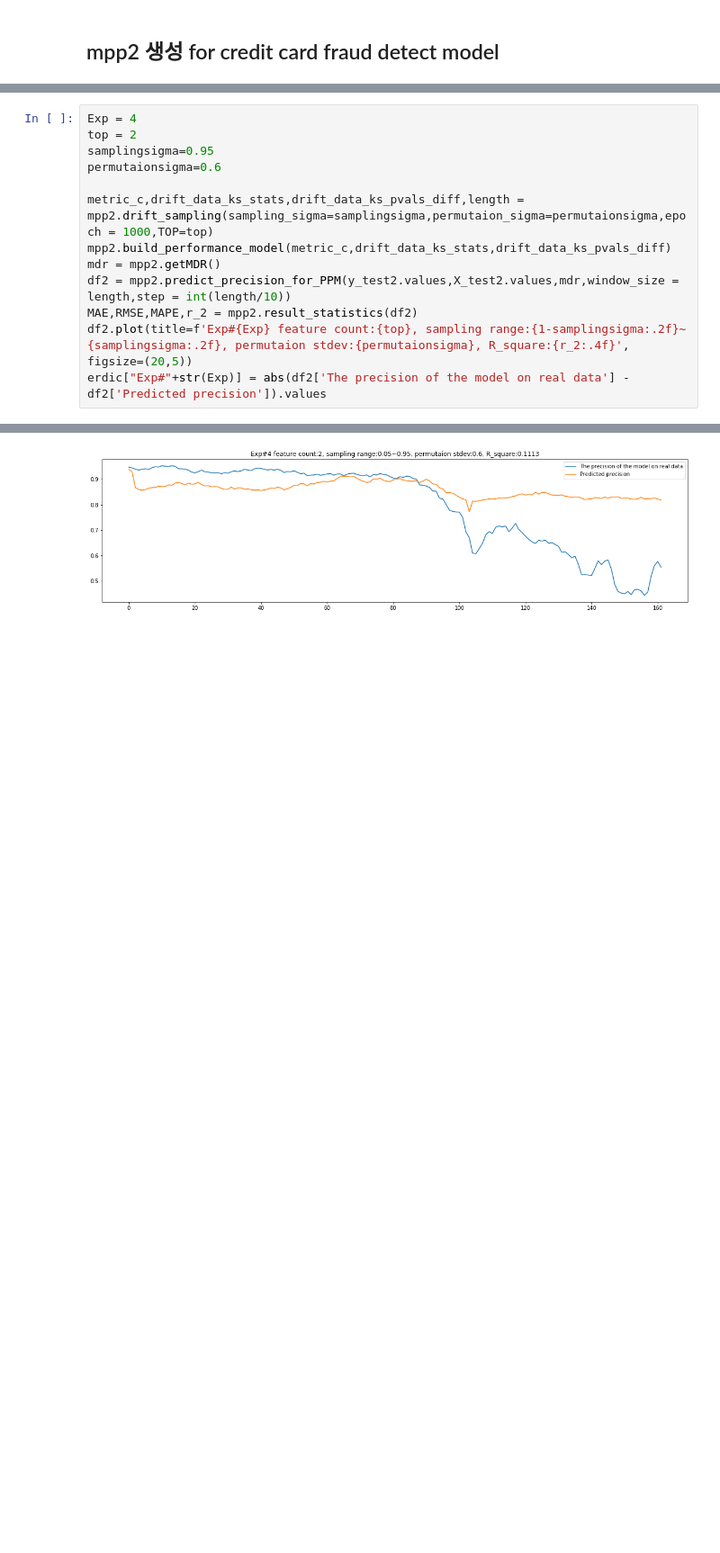
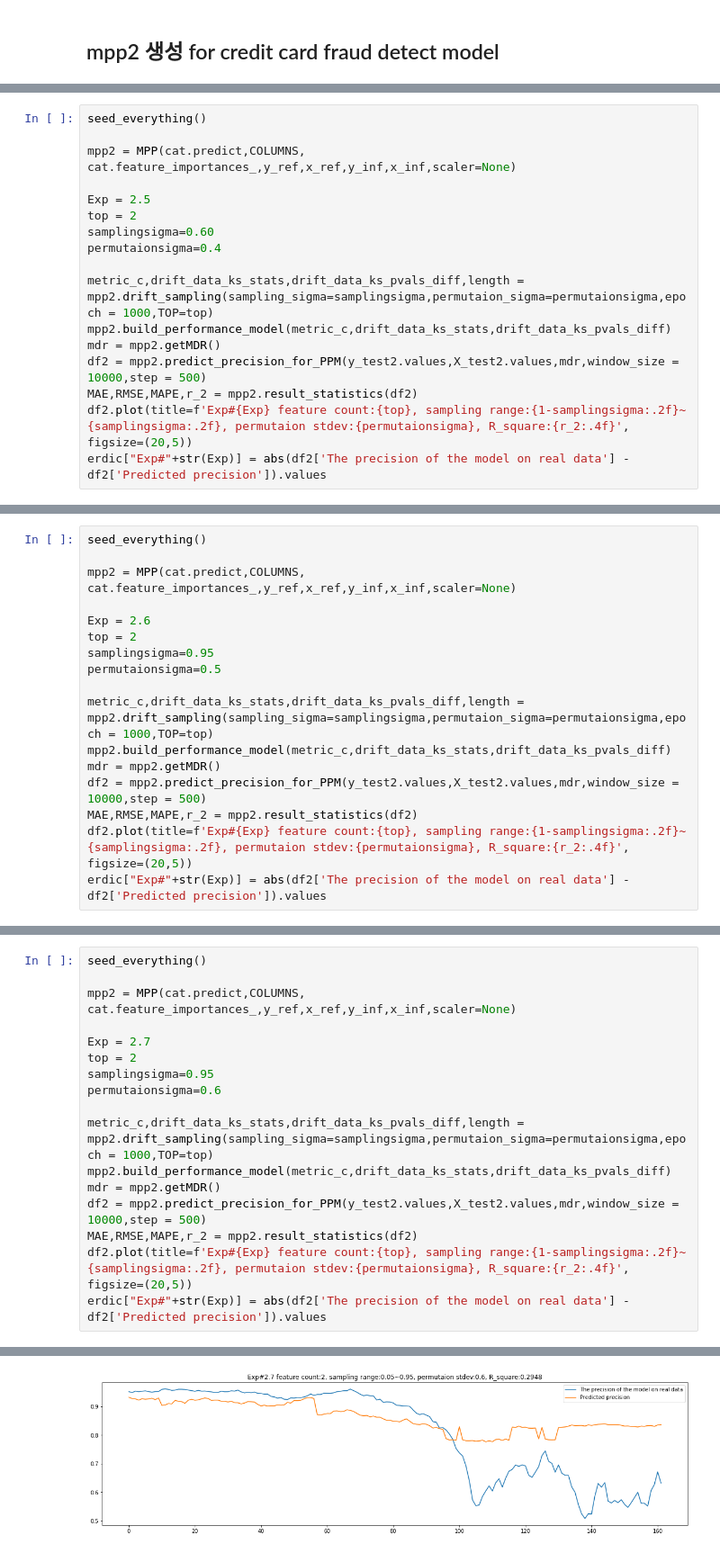
Before and after one commit to dolmani38/drift, a Jupyter notebook: Concept drift에 의한 모델의 성능 추정 방법_0722.ipynb, the cells around one changed output, grey strips where cells are left out. Shown at 90% size. Drawn from its saved outputs; the diff is of its cells as text; blank space fills up the shorter version.

```diff
--- a/Concept drift에 의한 모델의 성능 추정 방법_0722.ipynb
+++ b/Concept drift에 의한 모델의 성능 추정 방법_0722.ipynb
@@ -1217,0 +1567,17 @@ R2 0.011718283660200113
+# %%
+seed_everything()
+
+mpp2 = MPP(cat.predict,COLUMNS, cat.feature_importances_,y_ref,x_ref,y_inf,x_inf,scaler=None)
+
+Exp = 2.5
+top = 2
+samplingsigma=0.60
+permutaionsigma=0.4
+
+metric_c,drift_data_ks_stats,drift_data_ks_pvals_diff,length = mpp2.drift_sampling(sampling_sigma=samplingsigma,permutaion_sigma=permutaionsigma,epoch = 1000,TOP=top)
+mpp2.build_performance_model(metric_c,drift_data_ks_stats,drift_data_ks_pvals_diff)
+mdr = mpp2.getMDR()
+df2 = mpp2.predict_precision_for_PPM(y_test2.values,X_test2.values,mdr,window_size = 10000,step = 500)
+MAE,RMSE,MAPE,r_2 = mpp2.result_statistics(df2)
+df2.plot(title=f'Exp#{Exp} feature count:{top}, sampling range:{1-samplingsigma:.2f}~{samplingsigma:.2f}, permutaion stdev:{permutaionsigma}, R_square:{r_2:.4f}', figsize=(20,5))
+erdic["Exp#"+str(Exp)] = abs(df2['The precision of the model on real data'] - df2['Predicted precision']).values
@@ -1217,0 +1603,17 @@ R2 0.011718283660200113
+# %%
+seed_everything()
+
+mpp2 = MPP(cat.predict,COLUMNS, cat.feature_importances_,y_ref,x_ref,y_inf,x_inf,scaler=None)
+
+Exp = 2.6
+top = 2
+samplingsigma=0.95
+permutaionsigma=0.5
+
+metric_c,drift_data_ks_stats,drift_data_ks_pvals_diff,length = mpp2.drift_sampling(sampling_sigma=samplingsigma,permutaion_sigma=permutaionsigma,epoch = 1000,TOP=top)
+mpp2.build_performance_model(metric_c,drift_data_ks_stats,drift_data_ks_pvals_diff)
+mdr = mpp2.getMDR()
+df2 = mpp2.predict_precision_for_PPM(y_test2.values,X_test2.values,mdr,window_size = 10000,step = 500)
+MAE,RMSE,MAPE,r_2 = mpp2.result_statistics(df2)
+df2.plot(title=f'Exp#{Exp} feature count:{top}, sampling range:{1-samplingsigma:.2f}~{samplingsigma:.2f}, permutaion stdev:{permutaionsigma}, R_square:{r_2:.4f}', figsize=(20,5))
+erdic["Exp#"+str(Exp)] = abs(df2['The precision of the model on real data'] - df2['Predicted precision']).values
@@ -1218,5 +1639,9 @@ R2 0.011718283660200113
 # %%
-Exp = 4
+seed_everything()
+
+mpp2 = MPP(cat.predict,COLUMNS, cat.feature_importances_,y_ref,x_ref,y_inf,x_inf,scaler=None)
+
+Exp = 2.7
 top = 2
 samplingsigma=0.95
 permutaionsigma=0.6
@@ -1224,7 +1649,7 @@ permutaionsigma=0.6
 metric_c,drift_data_ks_stats,drift_data_ks_pvals_diff,length = mpp2.drift_sampling(sampling_sigma=samplingsigma,permutaion_sigma=permutaionsigma,epoch = 1000,TOP=top)
 mpp2.build_performance_model(metric_c,drift_data_ks_stats,drift_data_ks_pvals_diff)
 mdr = mpp2.getMDR()
-df2 = mpp2.predict_precision_for_PPM(y_test2.values,X_test2.values,mdr,window_size = length,step = int(length/10))
+df2 = mpp2.predict_precision_for_PPM(y_test2.values,X_test2.values,mdr,window_size = 10000,step = 500)
 MAE,RMSE,MAPE,r_2 = mpp2.result_statistics(df2)
 df2.plot(title=f'Exp#{Exp} feature count:{top}, sampling range:{1-samplingsigma:.2f}~{samplingsigma:.2f}, permutaion stdev:{permutaionsigma}, R_square:{r_2:.4f}', figsize=(20,5))
 erdic["Exp#"+str(Exp)] = abs(df2['The precision of the model on real data'] - df2['Predicted precision']).values
@@ -1249 +1674 @@ R2 0.1112530091773879
-[figure, old version]
+[figure, new version]
```
Also changed, not shown: parts of 45 cells of this notebook.
